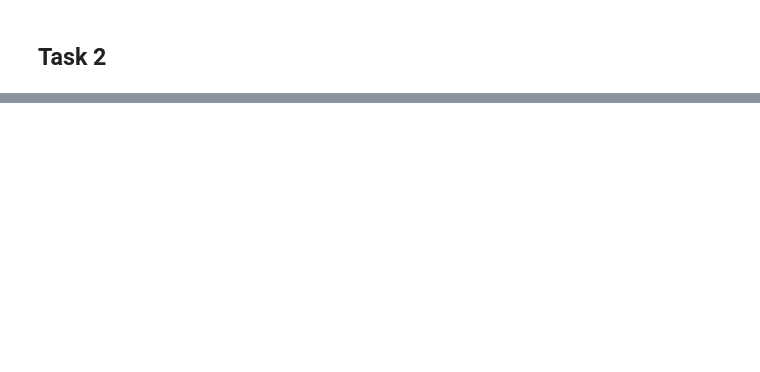
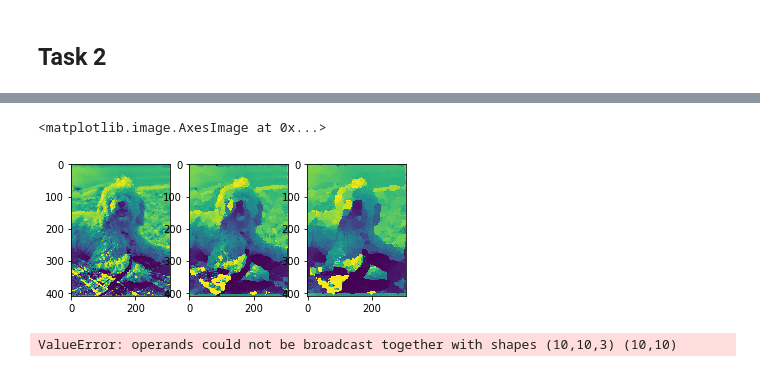
Before and after one commit to alexytsu/UNSW, a Jupyter notebook: COMP9517/assignments/ass1/ass1.ipynb, the cells around one changed output, grey strips where cells are left out. Saved outputs shown, nothing was run; the diff lists cells and outputs as text; code cells hidden in the pictures; blank space fills up the shorter version.

```diff
--- a/COMP9517/assignments/ass1/ass1.ipynb
+++ b/COMP9517/assignments/ass1/ass1.ipynb
@@ -55,0 +60,8 @@ def mode_filter():
+# %%
+fig, axes = plt.subplots(1,3)
+axes[0].imshow(filtered_3)
+axes[1].imshow(filtered_7)
+axes[2].imshow(filtered_11)
+# %% [output]
+<matplotlib.image.AxesImage at 0x...>
+[figure, added]
@@ -55,0 +94,4 @@ def mode_filter():
+# %%
+plt.imshow(oil_filter(dog_img, 5))
+# %% [output]
+ValueError: operands could not be broadcast together with shapes (10,10,3) (10,10)
```
Also changed, not shown: parts of 7 cells of this notebook.
